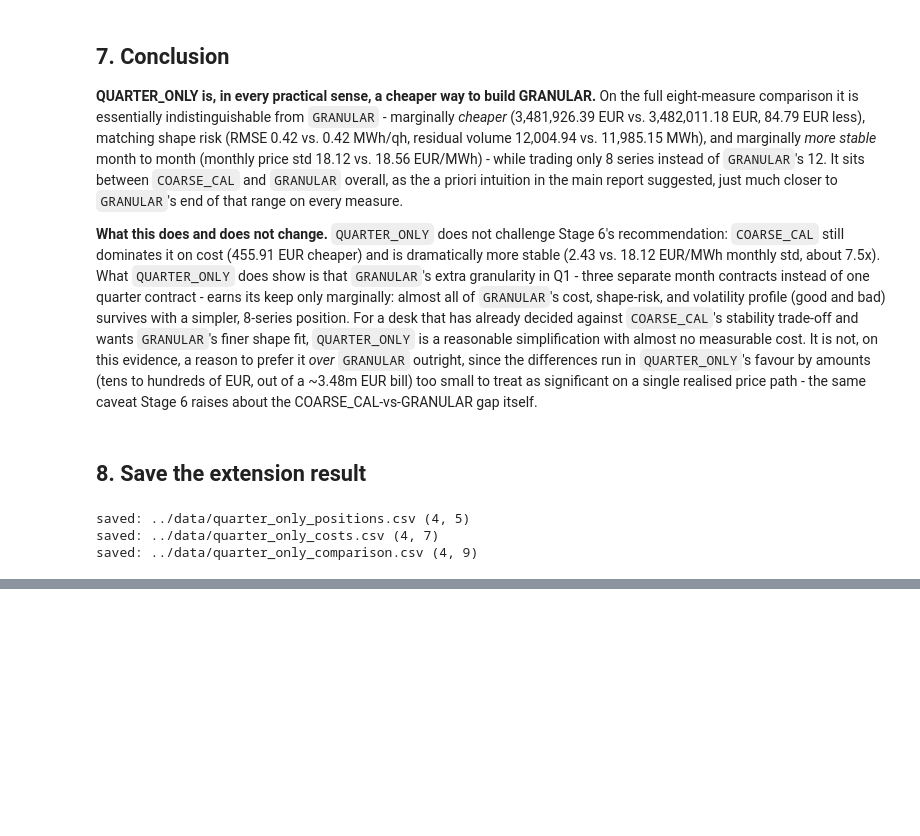
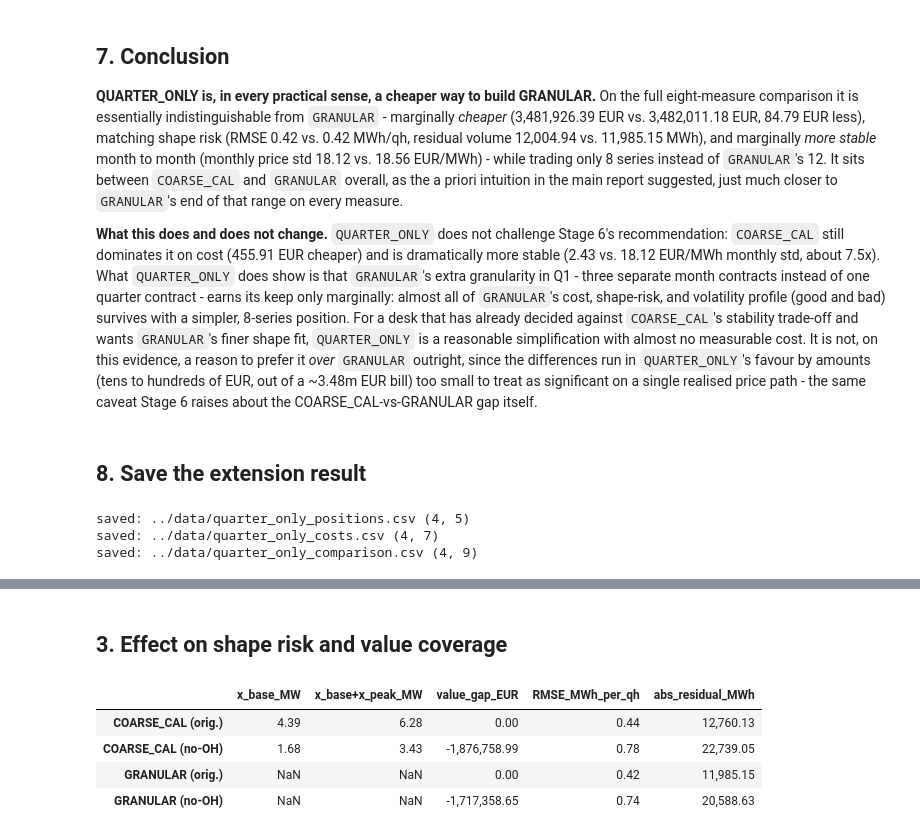
Before and after one commit to OSSI212/power-markets-hedging-final, a Jupyter notebook: notebooks/8_extensions_pricing.ipynb, the cells around one changed output, grey strips where cells are left out. Saved outputs shown, nothing was run; the diff lists cells and outputs as text; code cells hidden in the pictures; blank space fills up the shorter version.

```diff
--- a/notebooks/8_extensions_pricing.ipynb
+++ b/notebooks/8_extensions_pricing.ipynb
@@ -636,0 +761,29 @@ saved: ../data/quarter_only_comparison.csv (4, 9)
+# %% [markdown]
+## 3. Effect on shape risk and value coverage
+# %%
+L_arr = df["L"].values
+summary = pd.DataFrame({
+    "COARSE_CAL (orig.)":     {"x_base_MW": 4.392, "x_base+x_peak_MW": 6.276,
+                                 "value_gap_EUR": 0.0,
+                                 "RMSE_MWh_per_qh": 0.4417,
+                                 "abs_residual_MWh": 12760.13},
+    "COARSE_CAL (no-OH)":     {"x_base_MW": xb_cal, "x_base+x_peak_MW": xb_cal + xp_cal,
+                                 "value_gap_EUR": vgap_cal,
+                                 "RMSE_MWh_per_qh": np.sqrt(np.mean((L_arr - df["H_CAL_NO_OH"])**2)),
+                                 "abs_residual_MWh": (L_arr - df["H_CAL_NO_OH"]).__abs__().sum()},
+    "GRANULAR (orig.)":       {"x_base_MW": np.nan, "x_base+x_peak_MW": np.nan,
+                                 "value_gap_EUR": 0.0,
+                                 "RMSE_MWh_per_qh": 0.4213,
+                                 "abs_residual_MWh": 11985.15},
+    "GRANULAR (no-OH)":       {"x_base_MW": np.nan, "x_base+x_peak_MW": np.nan,
+                                 "value_gap_EUR": gran_noOH_df["value_gap_EUR"].sum(),
+                                 "RMSE_MWh_per_qh": np.sqrt(np.mean((L_arr - df["H_GRAN_NO_OH"])**2)),
+                                 "abs_residual_MWh": (L_arr - df["H_GRAN_NO_OH"]).__abs__().sum()},
+}).T
+summary
+# %% [output]
+|  | x_base_MW | x_base+x_peak_MW | value_gap_EUR | RMSE_MWh_per_qh | abs_residual_MWh |
+| COARSE_CAL (orig.) | 4.39 | 6.28 | 0.00 | 0.44 | 12,760.13 |
+| COARSE_CAL (no-OH) | 1.68 | 3.43 | -1,876,758.99 | 0.78 | 22,739.05 |
+| GRANULAR (orig.) | NaN | NaN | 0.00 | 0.42 | 11,985.15 |
+| GRANULAR (no-OH) | NaN | NaN | -1,717,358.65 | 0.74 | 20,588.63 |
```
Also changed, not shown: parts of 10 cells of this notebook.
